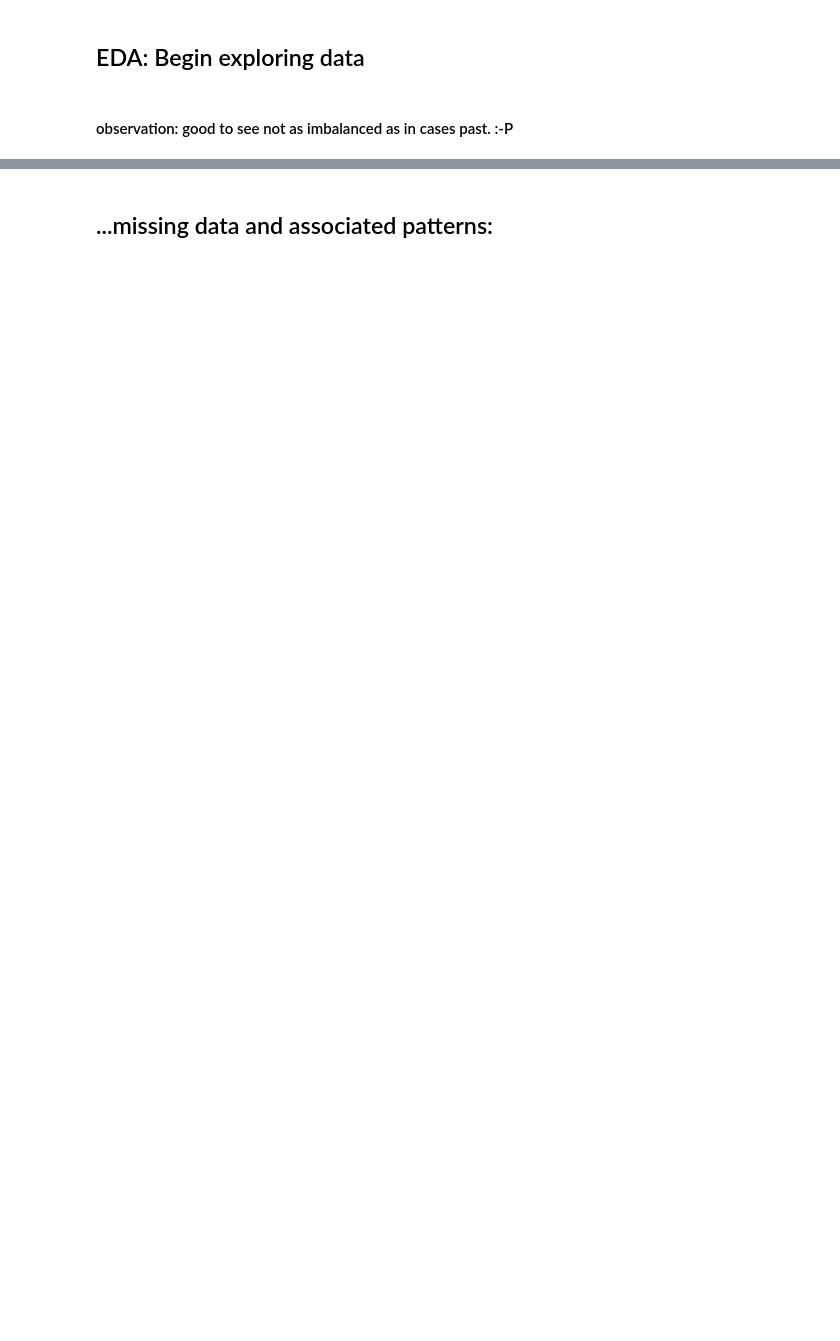
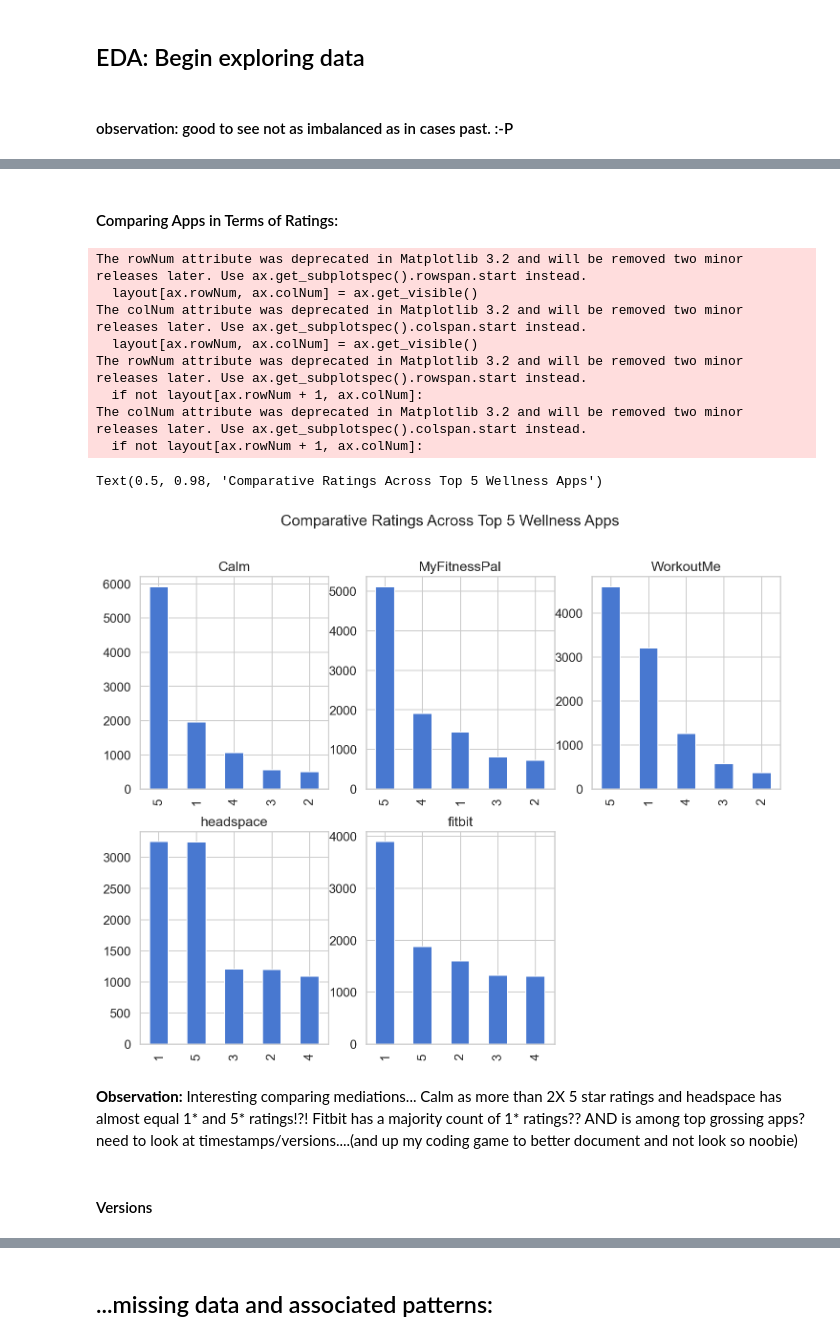
Before and after one commit to andiosika/dsc-capstone-project-v2-online-ds-pt-100719, a Jupyter notebook: ideas.ipynb, the cells around one changed output, grey strips where cells are left out. Drawn from its saved outputs; the diff is of its cells as text; code cells hidden in the pictures; blank space fills up the shorter version.

Commit message:
started exploring

```diff
--- a/ideas.ipynb
+++ b/ideas.ipynb
@@ -202,0 +238,32 @@ Name: score, dtype: int64
+# %%
+calm_df = app_reviews_df[app_reviews_df['application'] == 'com.calm.android']
+fitpal_df = app_reviews_df[app_reviews_df['application'] == 'com.myfitnesspal.android']
+me_df = app_reviews_df[app_reviews_df['application'] == 'com.gen.workoutme']
+headspace_df = app_reviews_df[app_reviews_df['application'] == 'com.getsomeheadspace.android']
+fitbit_df = app_reviews_df[app_reviews_df['application'] == 'com.fitbit.FitbitMobile']
+# %% [markdown]
+#### Comparing Apps in Terms of Ratings:
+# %%
+#comparing each app in terms of ratings(need to clean code see subsequent cells)
+fig, axs = plt.subplots(ncols=3, nrows=2, figsize=(12,9))
+calm_df['score'].value_counts().plot(kind='bar',ax=axs[0][0], title='Calm')
+fitpal_df['score'].value_counts().plot(kind='bar', ax=axs[0][1], title='MyFitnessPal')
+me_df['score'].value_counts().plot(kind='bar', ax=axs[0][2], title='WorkoutMe')
+headspace_df['score'].value_counts().plot(kind='bar', ax=axs[1][0], title='headspace')
+fitbit_df['score'].value_counts().plot(kind='bar', ax=axs[1][1], title='fitbit')
+fig.delaxes(ax=axs[1][2])
+ax.get_subplotspec().rowspan.start
+fig.suptitle('Comparative Ratings Across Top 5 Wellness Apps', fontsize=16)
+# %% [output]
+The rowNum attribute was deprecated in Matplotlib 3.2 and will be removed two minor releases later. Use ax.get_subplotspec().rowspan.start instead.
+  layout[ax.rowNum, ax.colNum] = ax.get_visible()
+The colNum attribute was deprecated in Matplotlib 3.2 and will be removed two minor releases later. Use ax.get_subplotspec().colspan.start instead.
+  layout[ax.rowNum, ax.colNum] = ax.get_visible()
+The rowNum attribute was deprecated in Matplotlib 3.2 and will be removed two minor releases later. Use ax.get_subplotspec().rowspan.start instead.
+  if not layout[ax.rowNum + 1, ax.colNum]:
+The colNum attribute was deprecated in Matplotlib 3.2 and will be removed two minor releases later. Use ax.get_subplotspec().colspan.start instead.
+  if not layout[ax.rowNum + 1, ax.colNum]:
+Text(0.5, 0.98, 'Comparative Ratings Across Top 5 Wellness Apps')
+[figure, added]
+# %% [markdown]
+**Observation:** Interesting comparing mediations... Calm as more than 2X 5 star ratings and headspace has almost equal 1* and 5* ratings!?! Fitbit has a majority count of 1* ratings?? AND is among top grossing apps? need to look at timestamps/versions....(and up my coding game to better document and not look so noobie)
@@ -203,3 +282,5 @@ Name: score, dtype: int64
+# %% [markdown]
+#### Versions
 # %%
 #looking for various app versions to perhaps evauluate ratings based on version improvements?
 #245 versions between the 5 apps
```
Also changed, not shown: parts of 47 cells of this notebook, 1 other file.
